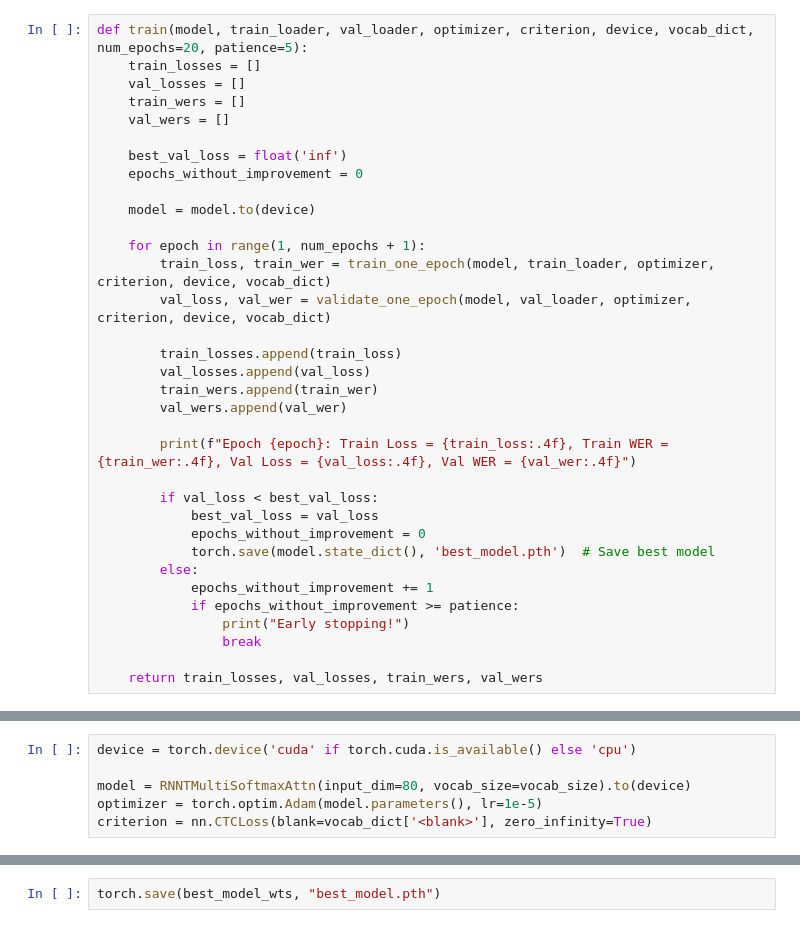
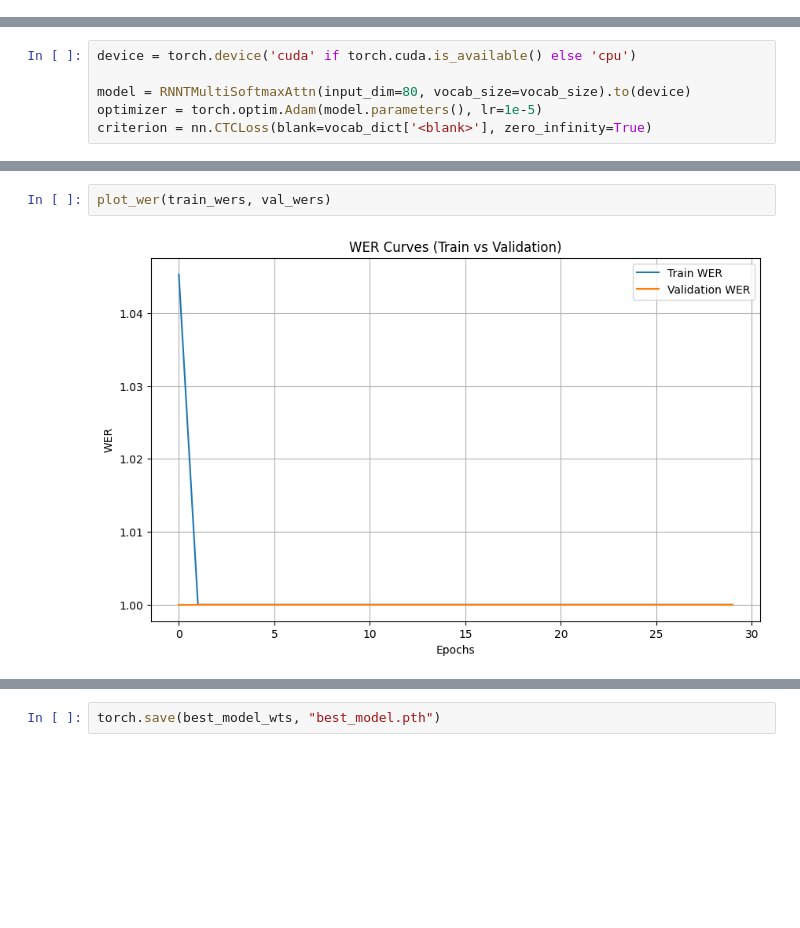
Before and after one commit to captainkeemo/Dysarthric-Speech-Transcription, a Jupyter notebook: models/RNN-T_model.ipynb, the cells around one changed output, grey strips where cells are left out. Cells and saved outputs as stored; diff of their text form; blank space fills up the shorter version.

```diff
--- a/models/RNN-T_model.ipynb
+++ b/models/RNN-T_model.ipynb
@@ -830,34 +911,0 @@ def validate_one_epoch(model, dataloader, optimizer, criterion, device, vocab_di
-# %%
-def train(model, train_loader, val_loader, optimizer, criterion, device, vocab_dict, num_epochs=20, patience=5):
-    train_losses = []
-    val_losses = []
-    train_wers = []
-    val_wers = []
-
-    best_val_loss = float('inf')
-    epochs_without_improvement = 0
-
-    model = model.to(device)
-
-    for epoch in range(1, num_epochs + 1):
-        train_loss, train_wer = train_one_epoch(model, train_loader, optimizer, criterion, device, vocab_dict)
-        val_loss, val_wer = validate_one_epoch(model, val_loader, optimizer, criterion, device, vocab_dict)
-
-        train_losses.append(train_loss)
-        val_losses.append(val_loss)
-        train_wers.append(train_wer)
-        val_wers.append(val_wer)
-
-        print(f"Epoch {epoch}: Train Loss = {train_loss:.4f}, Train WER = {train_wer:.4f}, Val Loss = {val_loss:.4f}, Val WER = {val_wer:.4f}")
-
-        if val_loss < best_val_loss:
-            best_val_loss = val_loss
-            epochs_without_improvement = 0
-            torch.save(model.state_dict(), 'best_model.pth')  # Save best model
-        else:
-            epochs_without_improvement += 1
-            if epochs_without_improvement >= patience:
-                print("Early stopping!")
-                break
-
-    return train_losses, val_losses, train_wers, val_wers
@@ -1055,0 +1211,4 @@ Epoch 15: Train Loss = 0.1395, Train WER = 0.0389, Val Loss = 0.1380, Val WER =
+# %%
+plot_wer(train_wers, val_wers)
+# %% [output]
+[figure, added]
```
Also changed, not shown: parts of 41 cells of this notebook.
